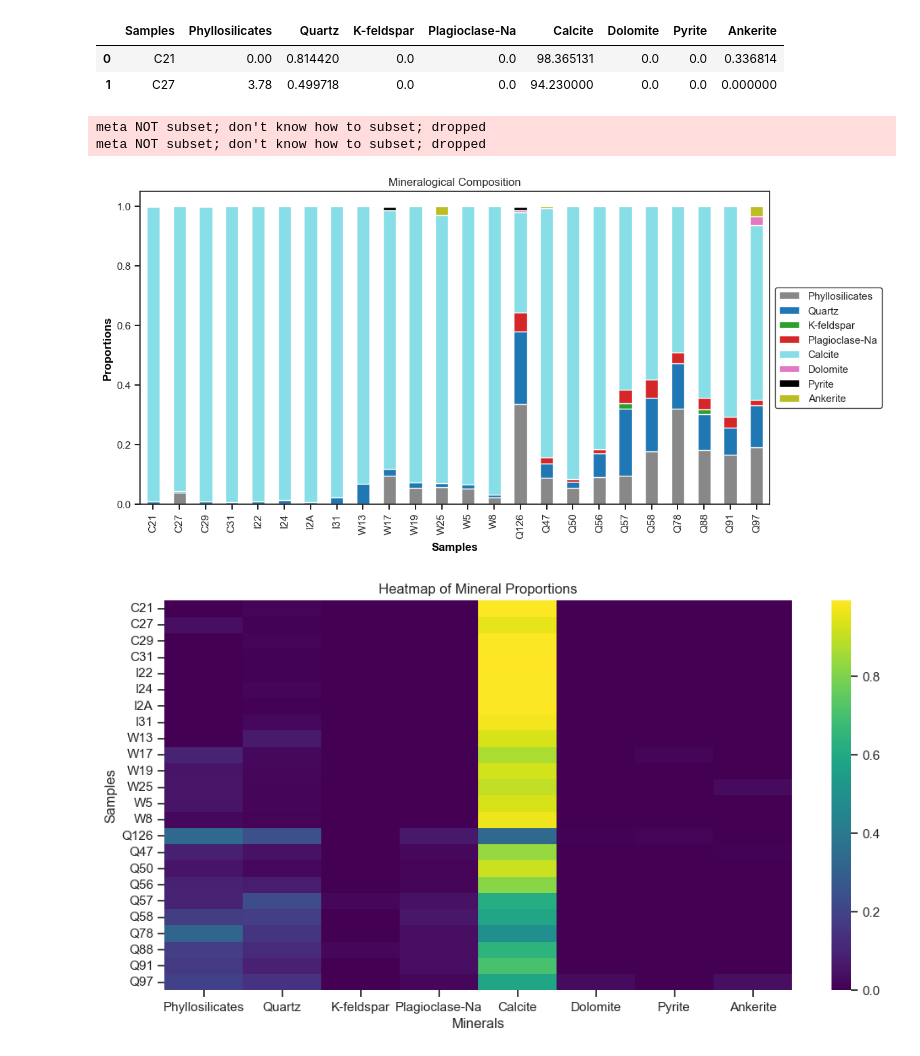
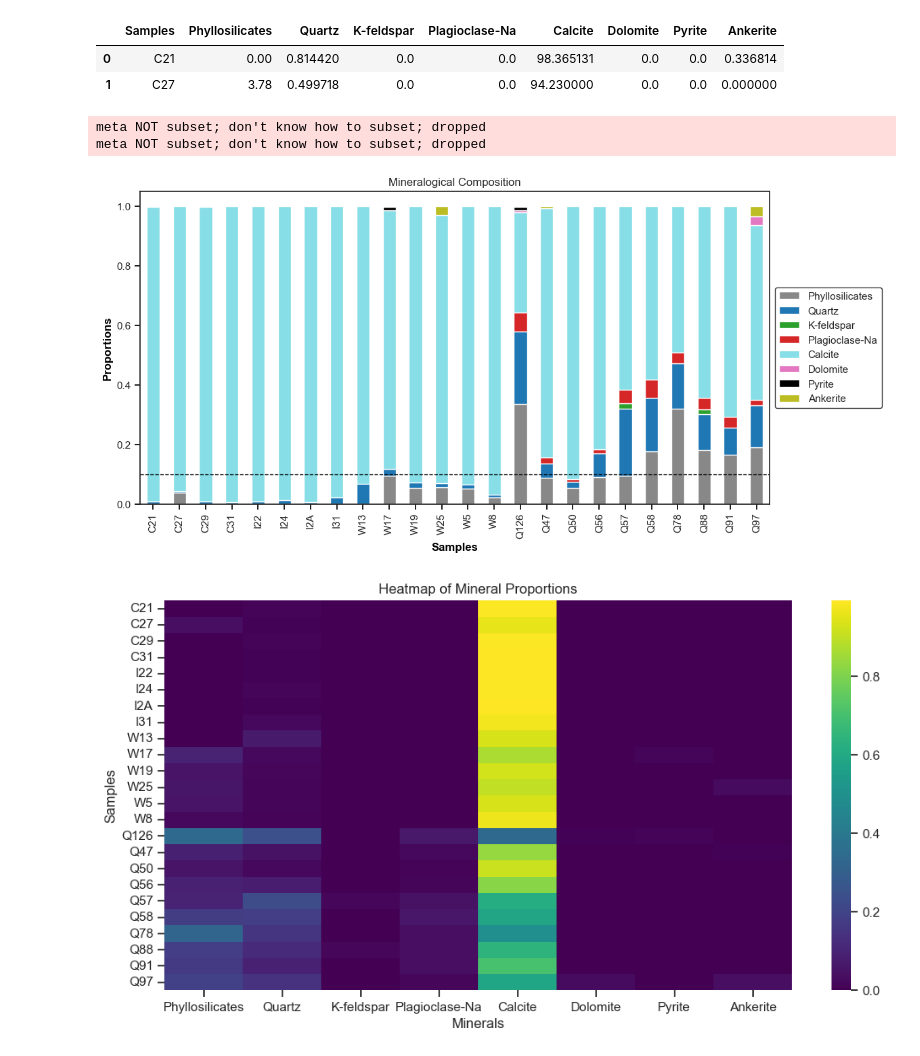
Before and after one commit to oluwaseun-edward/notebooks, a Jupyter notebook: xrd.ipynb, the cells around one changed output. Cells and saved outputs as stored; diff of their text form; code cells hidden in the pictures.

Commit message:
edited stacked bar chart by adding a dashed line

```diff
--- a/xrd.ipynb
+++ b/xrd.ipynb
@@ -29,43 +29,31 @@ df = df.div(df.sum(axis=1), axis=0)
 # %%
 # Stacked Bar Chart
 fig, ax = plt.subplots(figsize=(12,6))
 
-# Specify the colors for each mineral
-# colors = [
-#     'blue',     # Phyllosilicates
-#     'red',      # Quartz
-#     'green',    # Feldspath-K
-#     'purple',   # Plagioclase-Na
-#     'orange',   # Calcite
-#     'cyan',     # Dolomite
-#     'magenta',  # Pyrite
-#     'gray',     # Ankérite
-#     'brown'     # Indosés
-# ]
 colors = [
     '#888888',
     '#1f77b4',  # Blue
     # '#ff7f0e',  # Orange
     '#2ca02c',  # Green
     '#d62728',  # Red
     '#87dee7',  # aqua
     '#e377c2',  # Pink
     'black',    # Black
     '#bcbd22'  # Olive
 ]
 
 df.plot(kind='bar', stacked = True, ax=ax, color = colors)
-
+ax.axhline(y=0.1, linestyle='--', color='black', linewidth=1)
 plt.title('Mineralogical Composition')
 plt.xlabel('Samples', color ='black', fontweight = 'bold', fontsize =12)
 plt.ylabel('Proportions',color ='black', fontweight = 'bold', fontsize =12)
 plt.legend(loc='center left', bbox_to_anchor=(1, 0.5), edgecolor='black')
 plt.tick_params(color='black',)
 plt.savefig("../plots/xrd_data.pdf", dpi = 600)
 # %% [output]
 meta NOT subset; don't know how to subset; dropped
 meta NOT subset; don't know how to subset; dropped
-[figure, old version]
+[figure, new version]
 # %%
 # Heatmap
 fig, ax = plt.subplots(figsize=(12, 6))
```
